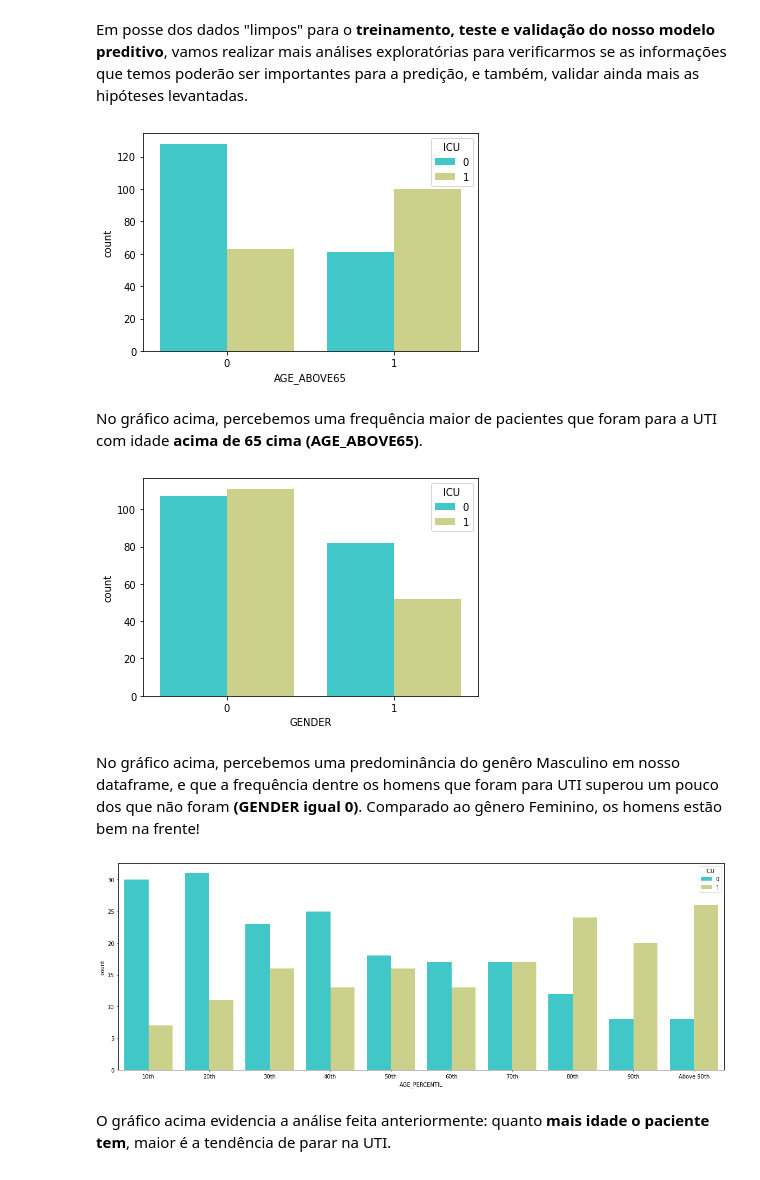
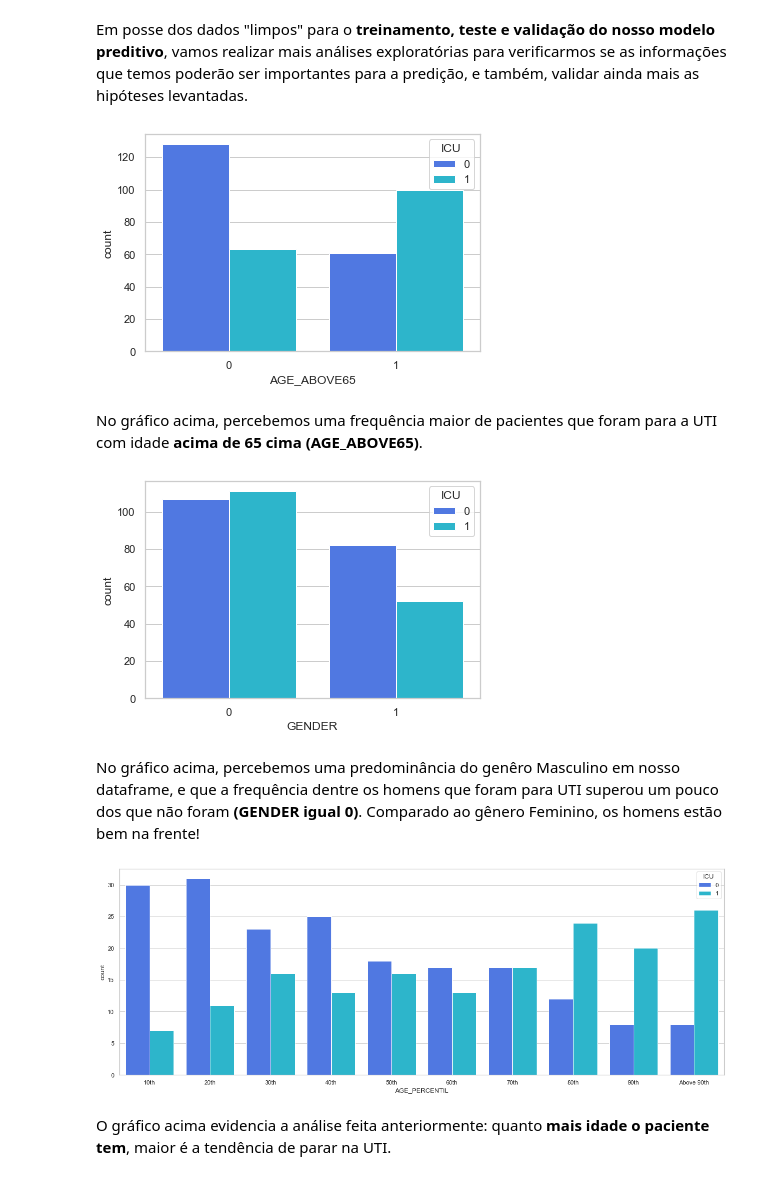
Before and after one commit to diogoslz/Bootcamp-Alura-Modulo-Projeto-final, a Jupyter notebook: Notebooks/Previsao_Covid_UTI_Projeto_final_2.ipynb, the cells around one changed output. Saved outputs shown, nothing was run; the diff lists cells and outputs as text; code cells hidden in the pictures.

```diff
--- a/Notebooks/Previsao_Covid_UTI_Projeto_final_2.ipynb
+++ b/Notebooks/Previsao_Covid_UTI_Projeto_final_2.ipynb
@@ -47,8 +47,9 @@ import warnings
 
 warnings.filterwarnings("ignore")
 
-#sns.set() # Setar a utilização do seaborn para demonstrar o gráfico.
-#sns.set_style('whitegrid')
+sns.set() # Setar a utilização do seaborn para demonstrar o gráfico.
+sns.set_style('whitegrid')
+sns.set_palette('rainbow')
 # %% [markdown]
 ### 3.2. Carregamento dos Dados
 # %% [markdown]
@@ -421,23 +422,23 @@ df_limpos.head()
 # %% [markdown]
 Em posse dos dados "limpos" para o **treinamento, teste e validação do nosso modelo preditivo**, vamos realizar mais análises exploratórias para verificarmos se as informações que temos poderão ser importantes para a predição, e também, validar ainda mais as hipóteses levantadas.
 # %%
-ax = sns.countplot(x="AGE_ABOVE65", hue="ICU", data=df_limpos, palette='rainbow')
+ax = sns.countplot(x="AGE_ABOVE65", hue="ICU", data=df_limpos)
 # %% [output]
-[figure, old version]
+[figure, new version]
 # %% [markdown]
 No gráfico acima, percebemos uma frequência maior de pacientes que foram para a UTI com idade **acima de 65 cima (AGE_ABOVE65)**.
 # %%
-ax = sns.countplot(x="GENDER", hue="ICU", data=df_limpos, palette='rainbow')
+ax = sns.countplot(x="GENDER", hue="ICU", data=df_limpos)
 # %% [output]
-[figure, old version]
+[figure, new version]
 # %% [markdown]
 No gráfico acima, percebemos uma predominância do genêro Masculino em nosso dataframe, e que a frequência dentre os homens que foram para UTI superou um pouco dos que não foram **(GENDER igual 0)**. Comparado ao gênero Feminino, os homens estão bem na frente!
 # %%
 fig, ax = plt.subplots(figsize=(20, 7))
-sns.countplot(x='AGE_PERCENTIL',hue='ICU',data=df_limpos.sort_values(by='AGE_PERCENTIL'), palette='rainbow')
+sns.countplot(x='AGE_PERCENTIL',hue='ICU',data=df_limpos.sort_values(by='AGE_PERCENTIL'))
 plt.show()
 # %% [output]
-[figure, old version]
+[figure, new version]
 # %% [markdown]
 O gráfico acima evidencia a análise feita anteriormente: quanto **mais idade o paciente tem**, maior é a tendência de parar na UTI.
 # %%
```
Also changed, not shown: parts of 78 cells of this notebook.
